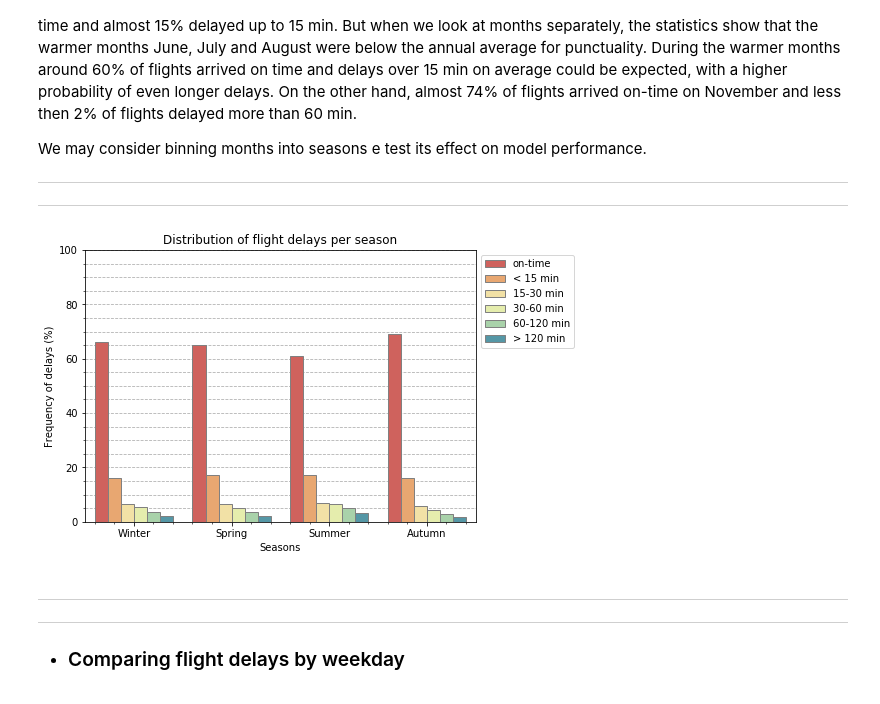
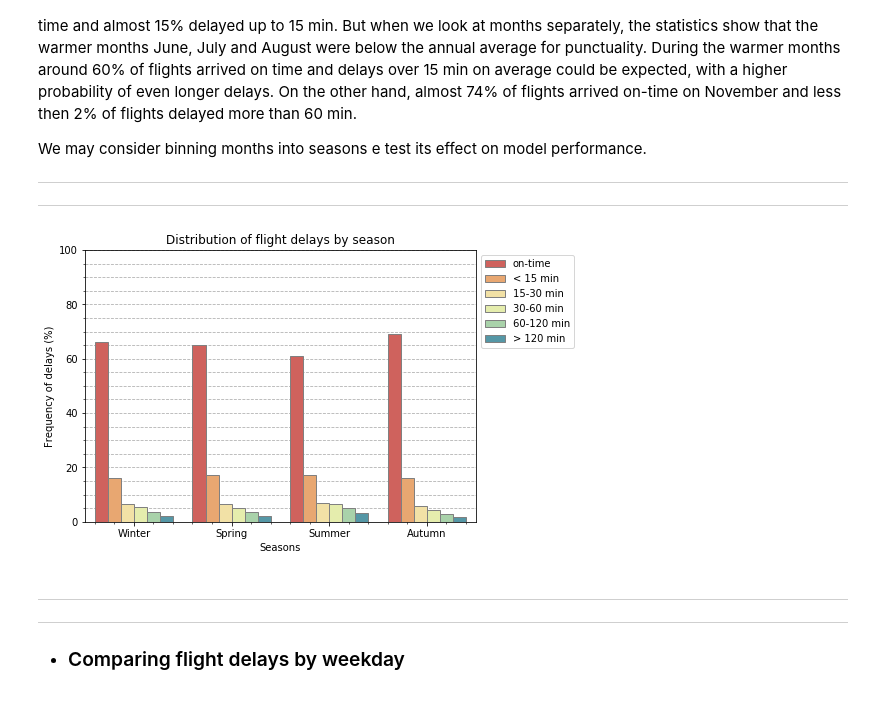
Before and after one commit to lubepe/PredictingFlightDelays, a Jupyter notebook: Predicting flight delays.ipynb, the cells around one changed output. Saved outputs shown, nothing was run; the diff lists cells and outputs as text; code cells hidden in the pictures.

```diff
--- a/Predicting flight delays.ipynb
+++ b/Predicting flight delays.ipynb
@@ -801,24 +779,26 @@ for df in [flights_train, train_explor, flights_test]:
 # updating feature control df
 flights_FeatCtrl['BIN_MONTH'] = 3
 # %%
-delays_count_season = train_explor[['BIN_MONTH', 'BIN_ARR_DELAY', 'ARR_DELAY_NEW']].groupby(['BIN_MONTH',
-                                                                                             'BIN_ARR_DELAY']).agg('count')
-delay_per_season = delays_count_season.groupby(level=0).apply(lambda x: 100 * x / float(x.sum()))
+delays_count_season = train_explor[['BIN_MONTH', 'BIN_ARR_DELAY', 'ARR_DELAY_NEW']] \
+                            .groupby(['BIN_MONTH', 'BIN_ARR_DELAY']).agg('count').rename(columns={'ARR_DELAY_NEW': 'count'})
+
+delay_per_season = delays_count_season.groupby(level=0).apply(lambda x: 100 * x / float(x.sum())) \
+                            .rename(columns={'count': 'frequency'})
 
 plt.figure(figsize=(7,5))
-grid = sns.barplot(x='BIN_MONTH', y='ARR_DELAY_NEW', hue='BIN_ARR_DELAY', data=delay_per_season.reset_index(),
+grid = sns.barplot(x='BIN_MONTH', y='frequency', hue='BIN_ARR_DELAY', data=delay_per_season.reset_index(),
                    palette=sns.color_palette("Spectral",6), edgecolor = 'grey', zorder=2,
                    order=['Winter', 'Spring', 'Summer', 'Autumn'])
 plt.legend(bbox_to_anchor=(1.0, 1), loc=2)
 grid.set_title('Distribution of flight delays by season')
 grid.set_ylabel('Frequency of delays (%)')
 grid.set_xlabel('Seasons')
 grid.yaxis.grid( which='both', linestyle='--')
 plt.ylim(0, 100)
 grid.minorticks_on()
 plt.show()
 # %% [output]
-[figure, old version]
+[figure, new version]
 # %% [markdown]
 -----
 -----
```
Also changed, not shown: parts of 29 cells of this notebook.
